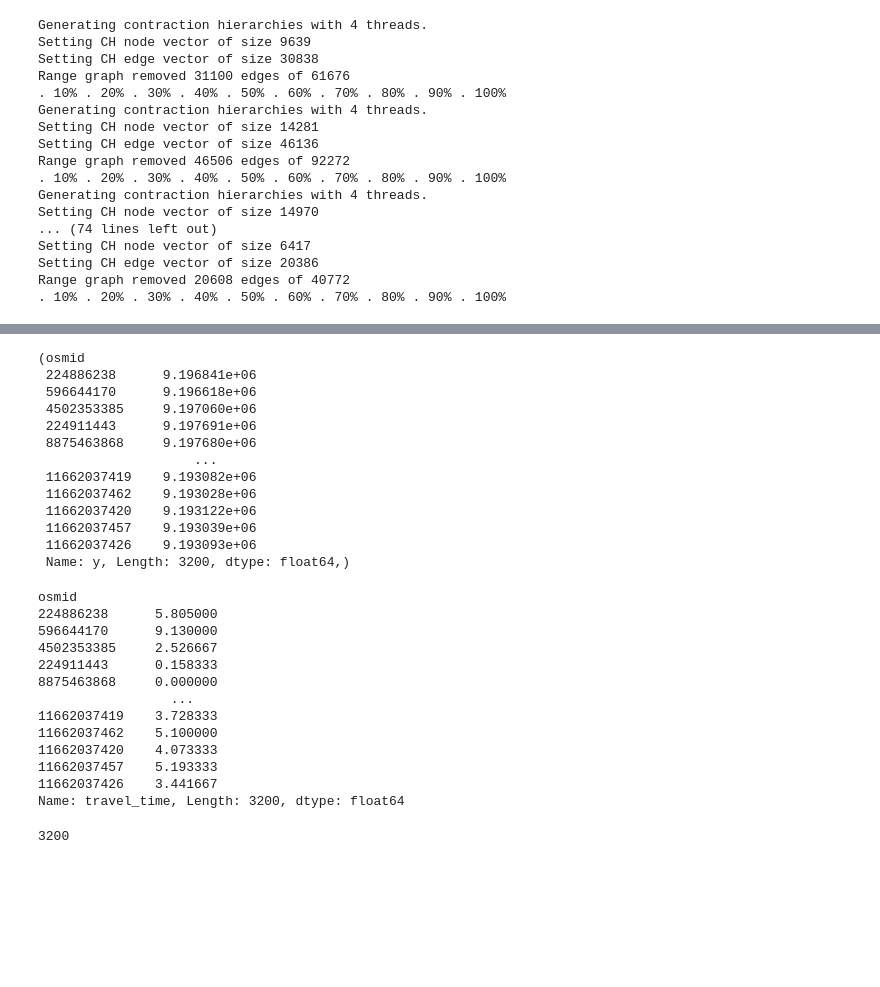
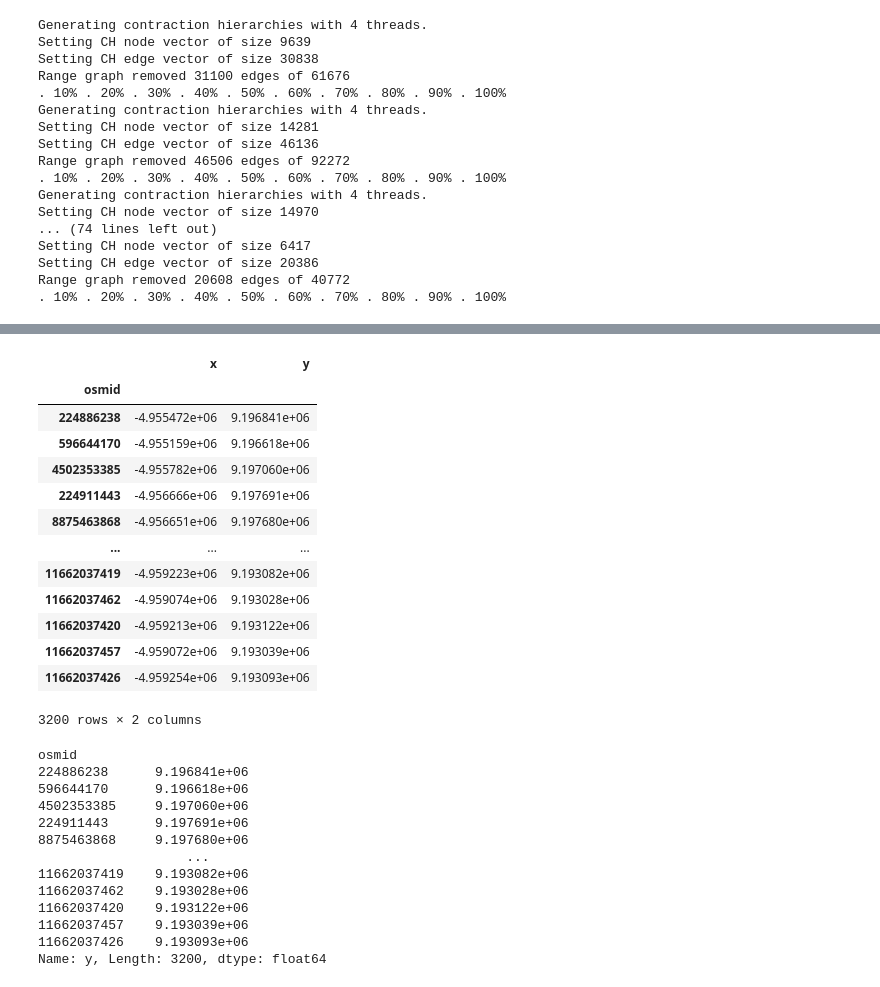
Before and after one commit to michelo200/GDS_project_deployment, a Jupyter notebook: initial_analysis/walking_discances_automated_caro.ipynb, the cells around one changed output, grey strips where cells are left out. Drawn from its saved outputs; the diff is of its cells as text; code cells hidden in the pictures; blank space fills up the shorter version.

```diff
--- a/initial_analysis/walking_discances_automated_caro.ipynb
+++ b/initial_analysis/walking_discances_automated_caro.ipynb
@@ -160,36 +141,33 @@ Name: x, Length: 3200, dtype: float64
-# %%
-pandana_anjou.nodes_df['y'],
-# %% [output]
-(osmid
- 224886238      9.196841e+06
- 596644170      9.196618e+06
- 4502353385     9.197060e+06
- 224911443      9.197691e+06
- 8875463868     9.197680e+06
-                    ...
- 11662037419    9.193082e+06
- 11662037462    9.193028e+06
- 11662037420    9.193122e+06
- 11662037457    9.193039e+06
- 11662037426    9.193093e+06
- Name: y, Length: 3200, dtype: float64,)
-# %%
-distances_anjou['travel_time']
-# %% [output]
-osmid
-224886238      5.805000
-596644170      9.130000
-4502353385     2.526667
-224911443      0.158333
-8875463868     0.000000
-                 ...
-11662037419    3.728333
-11662037462    5.100000
-11662037420    4.073333
-11662037457    5.193333
-11662037426    3.441667
-Name: travel_time, Length: 3200, dtype: float64
-# %%
-len(distances_anjou)
-# %% [output]
-3200
+# %%
+nodes_anjou
+# %% [output]
+|  | x | y |
+| osmid |  |  |
+| 224886238 | -4.955472e+06 | 9.196841e+06 |
+| 596644170 | -4.955159e+06 | 9.196618e+06 |
+| 4502353385 | -4.955782e+06 | 9.197060e+06 |
+| 224911443 | -4.956666e+06 | 9.197691e+06 |
+| 8875463868 | -4.956651e+06 | 9.197680e+06 |
+| ... | ... | ... |
+| 11662037419 | -4.959223e+06 | 9.193082e+06 |
+| 11662037462 | -4.959074e+06 | 9.193028e+06 |
+| 11662037420 | -4.959213e+06 | 9.193122e+06 |
+| 11662037457 | -4.959072e+06 | 9.193039e+06 |
+| 11662037426 | -4.959254e+06 | 9.193093e+06 |
+3200 rows × 2 columns
+# %%
+nodes_anjou['y']
+# %% [output]
+osmid
+224886238      9.196841e+06
+596644170      9.196618e+06
+4502353385     9.197060e+06
+224911443      9.197691e+06
+8875463868     9.197680e+06
+                   ...
+11662037419    9.193082e+06
+11662037462    9.193028e+06
+11662037420    9.193122e+06
+11662037457    9.193039e+06
+11662037426    9.193093e+06
+Name: y, Length: 3200, dtype: float64
```
Also changed, not shown: parts of 13 cells of this notebook.
